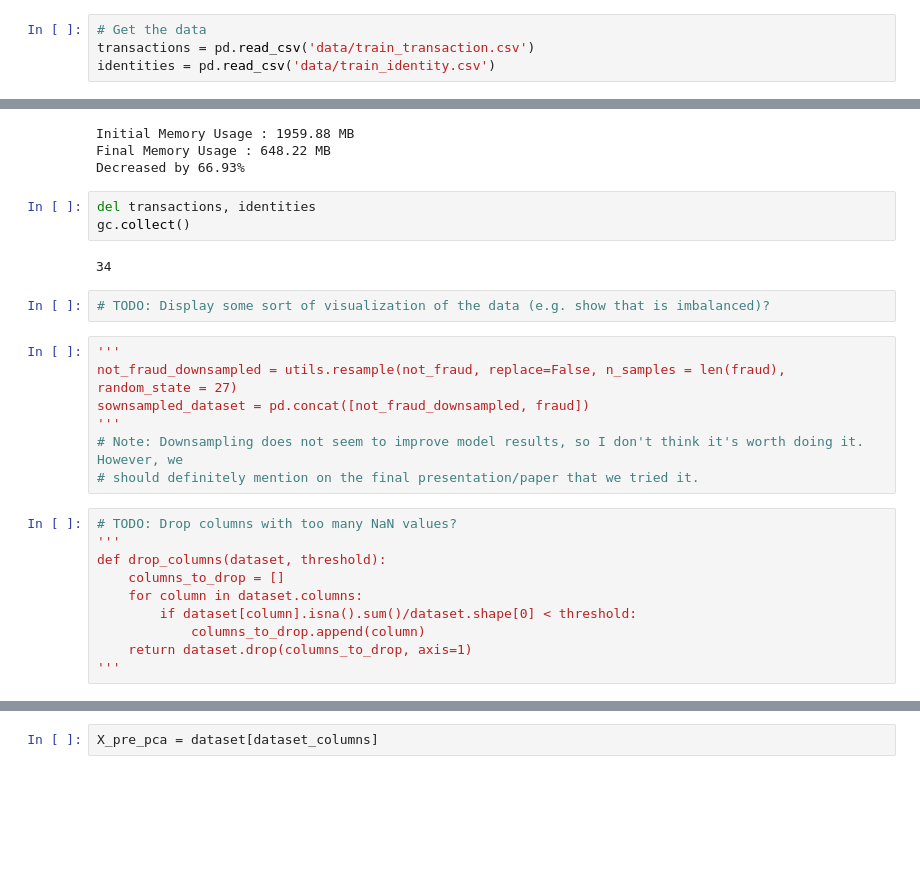
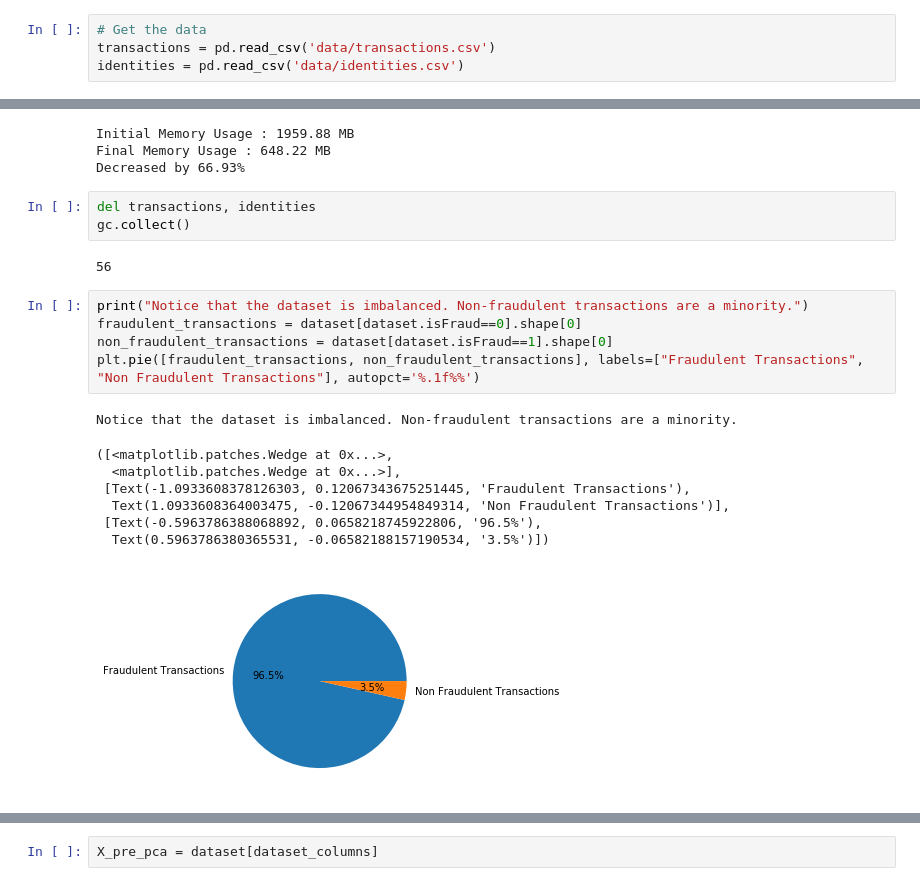
Before and after one commit to cs4262-fraud-detection/ieee-fraud-detection, a Jupyter notebook: final_submission/final_submission.ipynb, the cells around one changed output, grey strips where cells are left out. Saved outputs shown, nothing was run; the diff lists cells and outputs as text; blank space fills up the shorter version.

```diff
--- a/final_submission/final_submission.ipynb
+++ b/final_submission/final_submission.ipynb
@@ -15,7 +15,7 @@ import sklearn
 # %%
 # Get the data
-transactions = pd.read_csv('data/train_transaction.csv')
-identities = pd.read_csv('data/train_identity.csv')
+transactions = pd.read_csv('data/transactions.csv')
+identities = pd.read_csv('data/identities.csv')
 # %%
 # Join datasets
 dataset = transactions.merge(identities, how='left', left_index=True, right_index=True)
@@ -59,23 +54,18 @@ Decreased by 66.93%
 del transactions, identities
 gc.collect()
 # %% [output]
-34
+56
-# %%
-# TODO: Display some sort of visualization of the data (e.g. show that is imbalanced)?
-# %%
-'''
-not_fraud_downsampled = utils.resample(not_fraud, replace=False, n_samples = len(fraud), random_state = 27)
-sownsampled_dataset = pd.concat([not_fraud_downsampled, fraud])
-'''
-# Note: Downsampling does not seem to improve model results, so I don't think it's worth doing it. However, we
-# should definitely mention on the final presentation/paper that we tried it.
-# %%
-# TODO: Drop columns with too many NaN values?
-'''
-def drop_columns(dataset, threshold):
-    columns_to_drop = []
-    for column in dataset.columns:
-        if dataset[column].isna().sum()/dataset.shape[0] < threshold:
-            columns_to_drop.append(column)
-    return dataset.drop(columns_to_drop, axis=1)
-'''
+# %%
+print("Notice that the dataset is imbalanced. Non-fraudulent transactions are a minority.")
+fraudulent_transactions = dataset[dataset.isFraud==0].shape[0]
+non_fraudulent_transactions = dataset[dataset.isFraud==1].shape[0]
+plt.pie([fraudulent_transactions, non_fraudulent_transactions], labels=["Fraudulent Transactions", "Non Fraudulent Transactions"], autopct='%.1f%%')
+# %% [output]
+Notice that the dataset is imbalanced. Non-fraudulent transactions are a minority.
+([<matplotlib.patches.Wedge at 0x...>,
+  <matplotlib.patches.Wedge at 0x...>],
+ [Text(-1.0933608378126303, 0.12067343675251445, 'Fraudulent Transactions'),
+  Text(1.0933608364003475, -0.12067344954849314, 'Non Fraudulent Transactions')],
+ [Text(-0.5963786388068892, 0.0658218745922806, '96.5%'),
+  Text(0.5963786380365531, -0.06582188157190534, '3.5%')])
+[figure, added]
```
Also changed, not shown: parts of 29 cells of this notebook.
